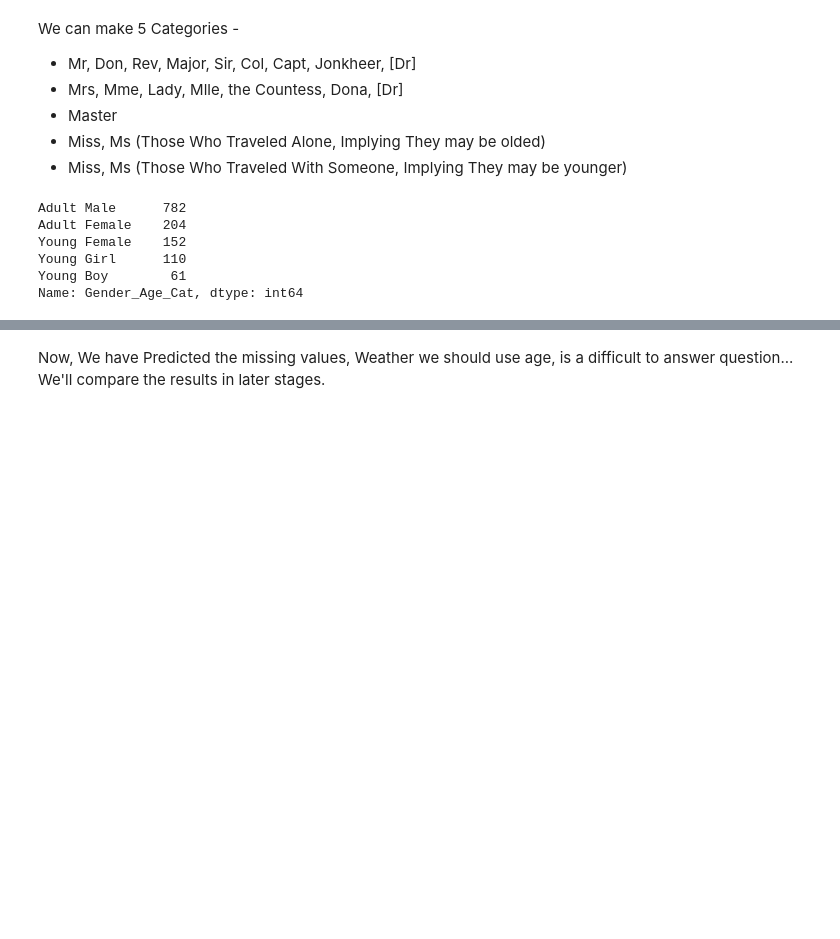
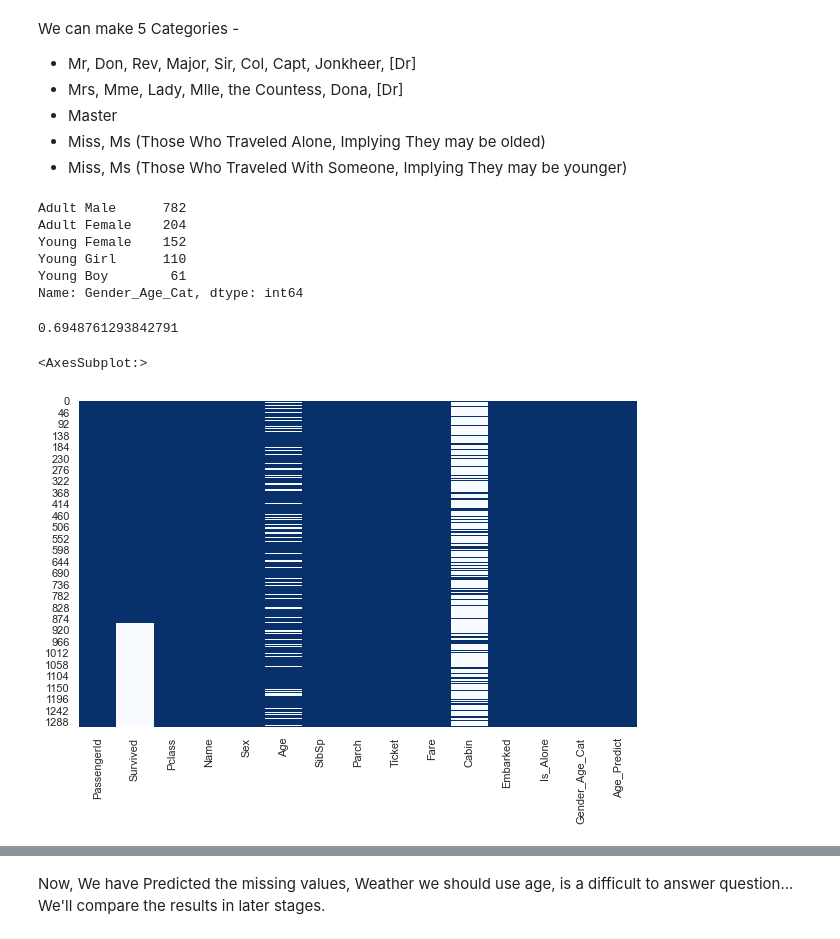
Before and after one commit to aka-vm/Titanic-Exploratory-Data-And-Model-Analysis, a Jupyter notebook: titanic_expl_data_analysis.ipynb, the cells around one changed output, grey strips where cells are left out. Saved outputs shown, nothing was run; the diff lists cells and outputs as text; code cells hidden in the pictures; blank space fills up the shorter version.

```diff
--- a/titanic_expl_data_analysis.ipynb
+++ b/titanic_expl_data_analysis.ipynb
@@ -118,7 +130,7 @@ memory usage: 122.8+ KB
 # %% [markdown]
 #### New Data Features
 # %%
-df_full[IS_ALONE] = (df_full.Parch + df_full.SibSp) == 0
+df_full[IS_ALONE] = ((df_full.Parch + df_full.SibSp) == 0).astype(int)
 
 df_full[IS_ALONE].value_counts()
 # %% [output]
@@ -568,6 +556,10 @@ Young Female    152
 Young Girl      110
 Young Boy        61
 Name: Gender_Age_Cat, dtype: int64
+# %%
+np.random.randn(200).max() / 3
+# %% [output]
+0.6948761293842791
 # %%
 grp_2 = df_full.groupby([GENDER_AGE_CAT, PCLASS])
 df_full[AGE_PREDICT] = grp_2.Age.apply(lambda age: age.fillna(age.mean()))
@@ -573,0 +569,5 @@ df_full[AGE_PREDICT] = grp_2.Age.apply(lambda age: age.fillna(age.mean()))
+# %%
+sns.heatmap(data=df_full.notna(), cbar=False, cmap="Blues")
+# %% [output]
+<AxesSubplot:>
+[figure, added]
```
Also changed, not shown: parts of 24 cells of this notebook.
